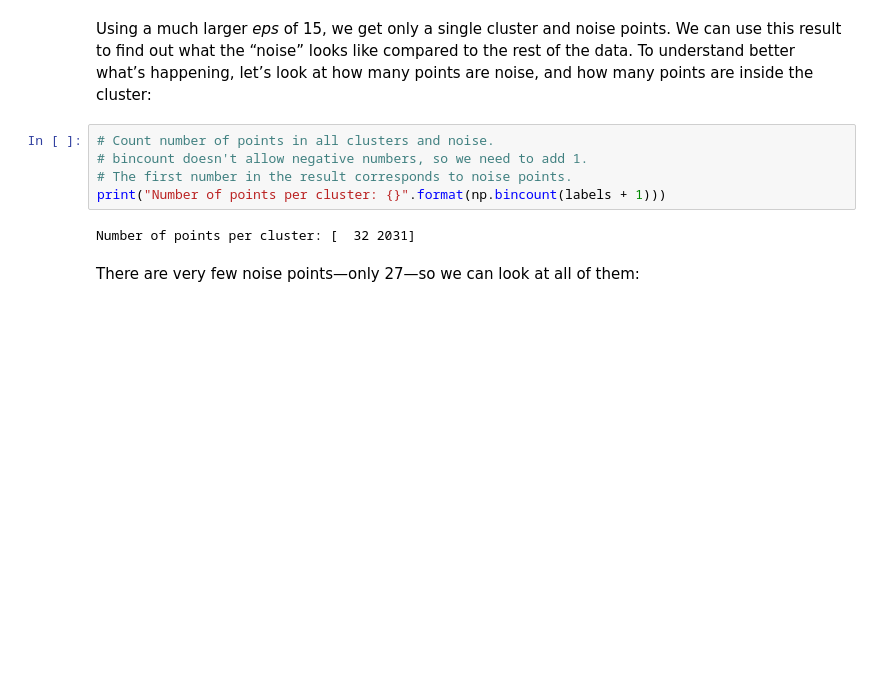
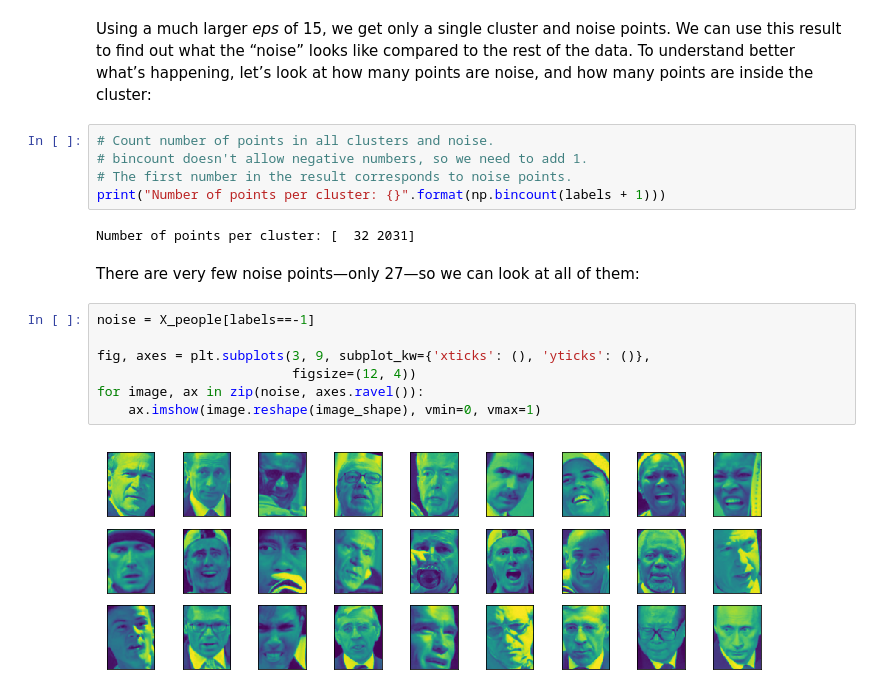
Before and after one commit to carlhinderer/python-ml-intro, a Jupyter notebook: notebooks/03_unsupervised_learning/i_comparing_cluster_algorithms.ipynb, the cells around one changed output. Cells and saved outputs as stored; diff of their text form; blank space fills up the shorter version.

```diff
--- a/notebooks/03_unsupervised_learning/i_comparing_cluster_algorithms.ipynb
+++ b/notebooks/03_unsupervised_learning/i_comparing_cluster_algorithms.ipynb
@@ -200,3 +200,12 @@ print("Number of points per cluster: {}".format(np.bincount(labels + 1)))
 Number of points per cluster: [  32 2031]
 # %% [markdown]
 There are very few noise points—only 27—so we can look at all of them:
+# %%
+noise = X_people[labels==-1]
+
+fig, axes = plt.subplots(3, 9, subplot_kw={'xticks': (), 'yticks': ()},
+                         figsize=(12, 4))
+for image, ax in zip(noise, axes.ravel()):
+    ax.imshow(image.reshape(image_shape), vmin=0, vmax=1)
+# %% [output]
+[figure, added]
```
Also changed, not shown: parts of 5 cells of this notebook.
